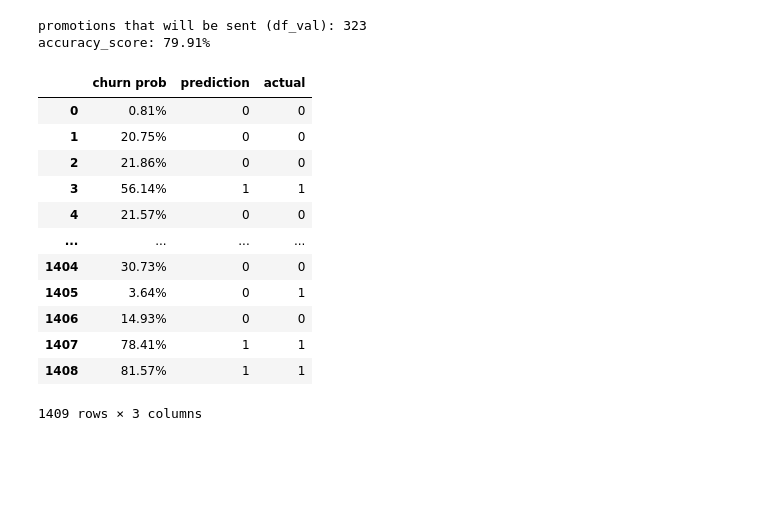
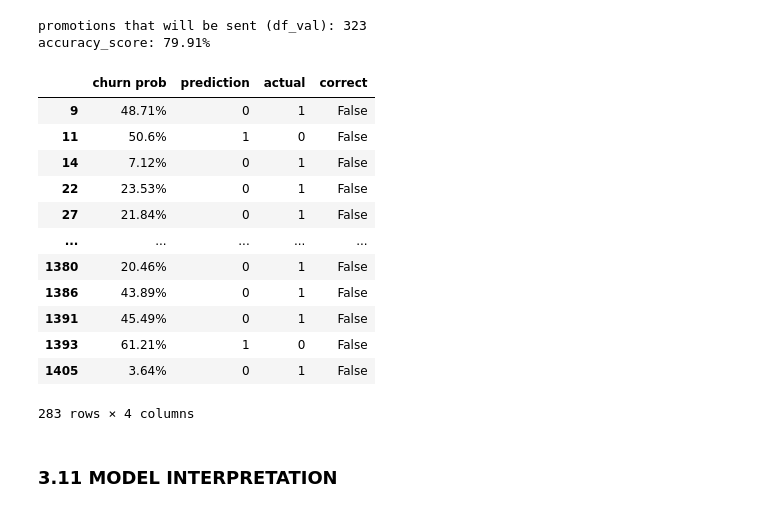
Before and after one commit to niltonPegass/ML_zoomcamp, a Jupyter notebook: ML_zoomcamp/03_classification/homework_classification.ipynb, the cells around one changed output. Drawn from its saved outputs; the diff is of its cells as text; code cells hidden in the pictures; blank space fills up the shorter version.

```diff
--- a/ML_zoomcamp/03_classification/homework_classification.ipynb
+++ b/ML_zoomcamp/03_classification/homework_classification.ipynb
@@ -633,21 +636,24 @@ accuracy_score: 79.91%
 # %%
 df_pred = pd.DataFrame()
 df_pred['churn prob'] = (y_pred_proba * 100).round(2).astype('str') + '%'
 df_pred['prediction'] = churn_decision.astype(int)
 df_pred['actual'] = y_val
+df_pred['correct'] = df_pred['prediction'] == df_pred['actual']
 
-df_pred
+df_pred[df_pred['correct'] == False]
 # %% [output]
-|  | churn prob | prediction | actual |
-| 0 | 0.81% | 0 | 0 |
-| 1 | 20.75% | 0 | 0 |
-| 2 | 21.86% | 0 | 0 |
-| 3 | 56.14% | 1 | 1 |
-| 4 | 21.57% | 0 | 0 |
-| ... | ... | ... | ... |
-| 1404 | 30.73% | 0 | 0 |
-| 1405 | 3.64% | 0 | 1 |
-| 1406 | 14.93% | 0 | 0 |
-| 1407 | 78.41% | 1 | 1 |
-| 1408 | 81.57% | 1 | 1 |
+|  | churn prob | prediction | actual | correct |
+| 9 | 48.71% | 0 | 1 | False |
+| 11 | 50.6% | 1 | 0 | False |
+| 14 | 7.12% | 0 | 1 | False |
+| 22 | 23.53% | 0 | 1 | False |
+| 27 | 21.84% | 0 | 1 | False |
+| ... | ... | ... | ... | ... |
+| 1380 | 20.46% | 0 | 1 | False |
+| 1386 | 43.89% | 0 | 1 | False |
+| 1391 | 45.49% | 0 | 1 | False |
+| 1393 | 61.21% | 1 | 0 | False |
+| 1405 | 3.64% | 0 | 1 | False |
-1409 rows × 3 columns
+283 rows × 4 columns
+# %% [markdown]
+### 3.11 MODEL INTERPRETATION
```
Also changed, not shown: parts of 5 cells of this notebook.
